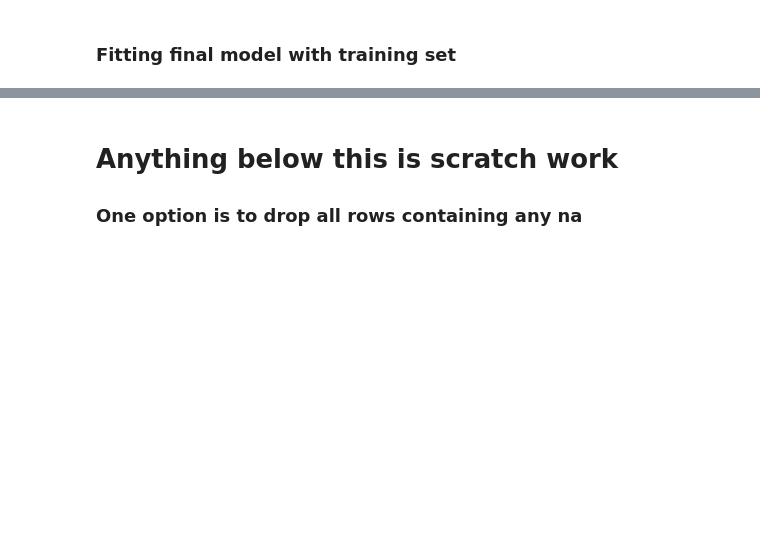
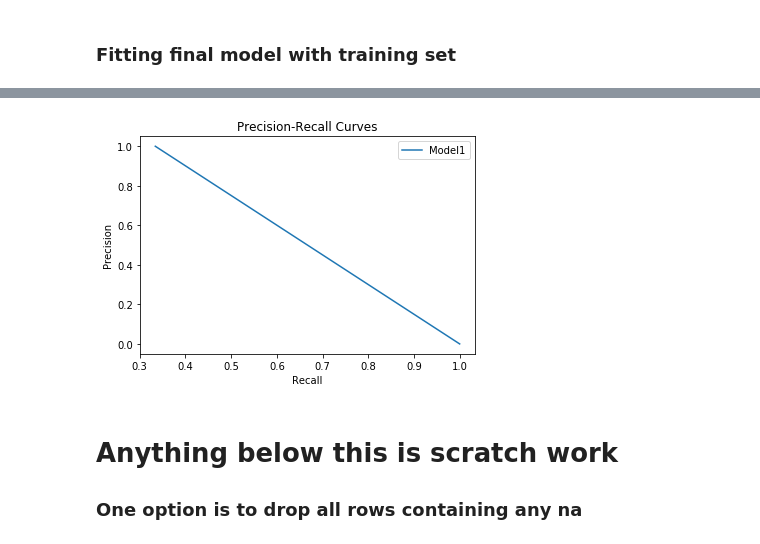
Before and after one commit to chriszhou0916/dsah_final, a Jupyter notebook: full data model.ipynb, the cells around one changed output, grey strips where cells are left out. Saved outputs shown, nothing was run; the diff lists cells and outputs as text; code cells hidden in the pictures; blank space fills up the shorter version.

Commit message:
updated data transformation pipeline with range

```diff
--- a/full data model.ipynb
+++ b/full data model.ipynb
@@ -251,9 +330,0 @@ grid_search.best_params_
-# %%
-# Splitting upsampled data
-final_model = grid_search.best_estimator_
-split = StratifiedKFold(n_splits=4, random_state=42)
-for train_index, test_index in split.split(df_upsampled, label_upsampled):
-    X_train = df_upsampled.iloc[train_index, :].values
-    X_test = df_upsampled.iloc[test_index, :].values
-    y_train = label_upsampled.iloc[train_index].values
-    y_test = label_upsampled.iloc[test_index].values
@@ -260,3 +347,9 @@ for train_index, test_index in split.split(df_upsampled, label_upsampled):
+# %%
+# Renaming upsampled data
+X_train = df_upsampled_train.values
+X_test = df_upsampled_test.values
+y_train = label_upsampled_train.values
+y_test = label_upsampled_test.values
 # %%
 # Splitting downsampled data
 final_model = grid_search.best_estimator_
@@ -344,3 +450,23 @@ plot_roc_curve(fpr, tpr)
+# %%
+class AliveClassifier(BaseEstimator):
+    def fit(self, X, y=None):
+        pass
+    def predict(self, X):
+        return np.zeros((X.shape[0], 1), dtype=bool)
+# %%
+alive_predictor = AliveClassifier()
+zeros = alive_predictor.predict(X_test)
+prec_zero, rec_zero, _ = metrics.precision_recall_curve(y_test, zeros)
+# %%
+plt.plot(prec_zero, rec_zero, label = "Model1")
+# plt.plot(prec2, rec2, label = "Model2")
+plt.xlabel("Recall")
+plt.ylabel("Precision")
+plt.title("Precision-Recall Curves")
+plt.legend()
+plt.show()
+# %% [output]
+[figure, added]
 # %% [markdown]
 # Anything below this is scratch work
 ### One option is to drop all rows containing any na
```
Also changed, not shown: parts of 37 cells of this notebook, 3 other files.
